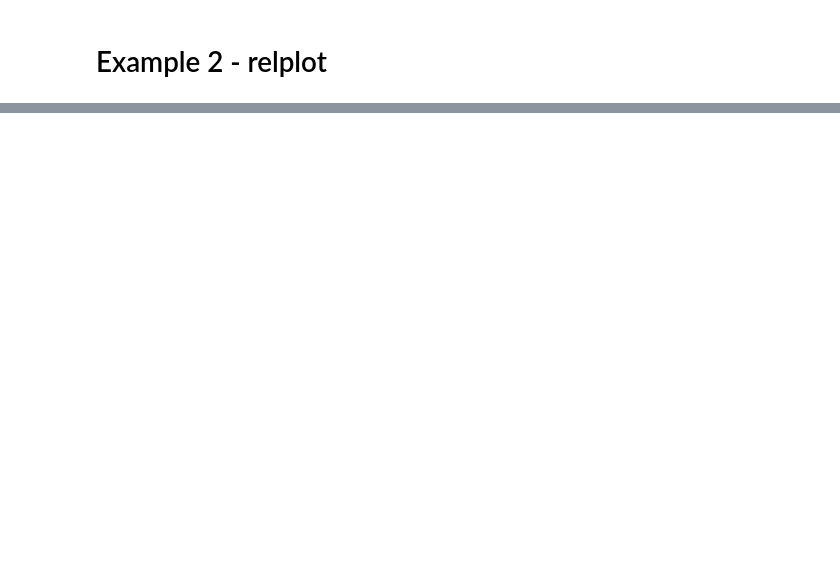
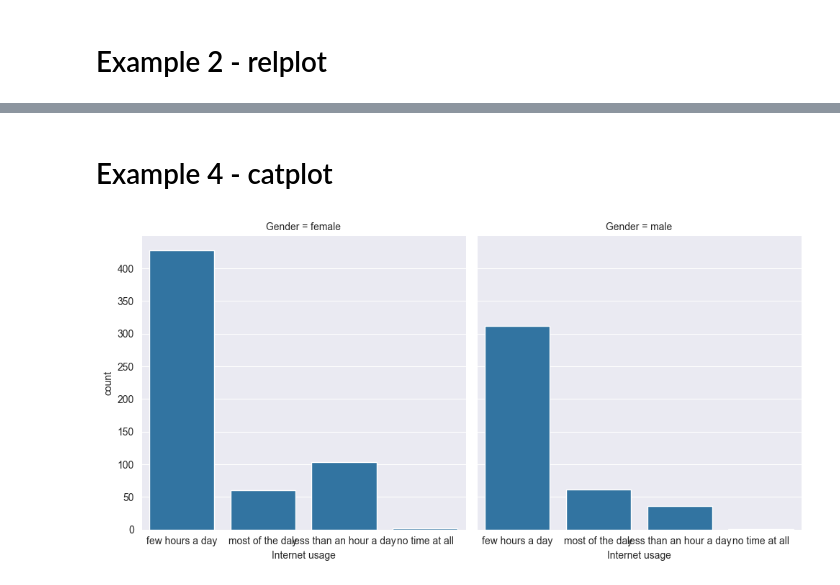
Before and after one commit to FranGiordano/machine-learning-datacamp, a Jupyter notebook: practice/seaborn.ipynb, the cells around one changed output, grey strips where cells are left out. Saved outputs shown, nothing was run; the diff lists cells and outputs as text; code cells hidden in the pictures; blank space fills up the shorter version.

```diff
--- a/practice/seaborn.ipynb
+++ b/practice/seaborn.ipynb
@@ -7,6 +7,7 @@ import pandas as pd
 # %%
 student_data = pd.read_csv("../datasets/student-alcohol-consumption.csv")
 mpg = pd.read_csv("../datasets/mpg.csv")
+survey_data = pd.read_csv("../datasets/young-people-survey-responses.csv")
 # %% [markdown]
 # Example 1 - scatterplot
 # %%
@@ -60,0 +74,10 @@ plt.show()
+# %% [markdown]
+# Example 4 - catplot
+# %%
+sns.catplot(data=survey_data,
+            x="Internet usage",
+            kind="count",
+            col="Gender")
+plt.show()
+# %% [output]
+[figure, added]
```
Also changed, not shown: parts of 17 cells of this notebook, 2 other files.
